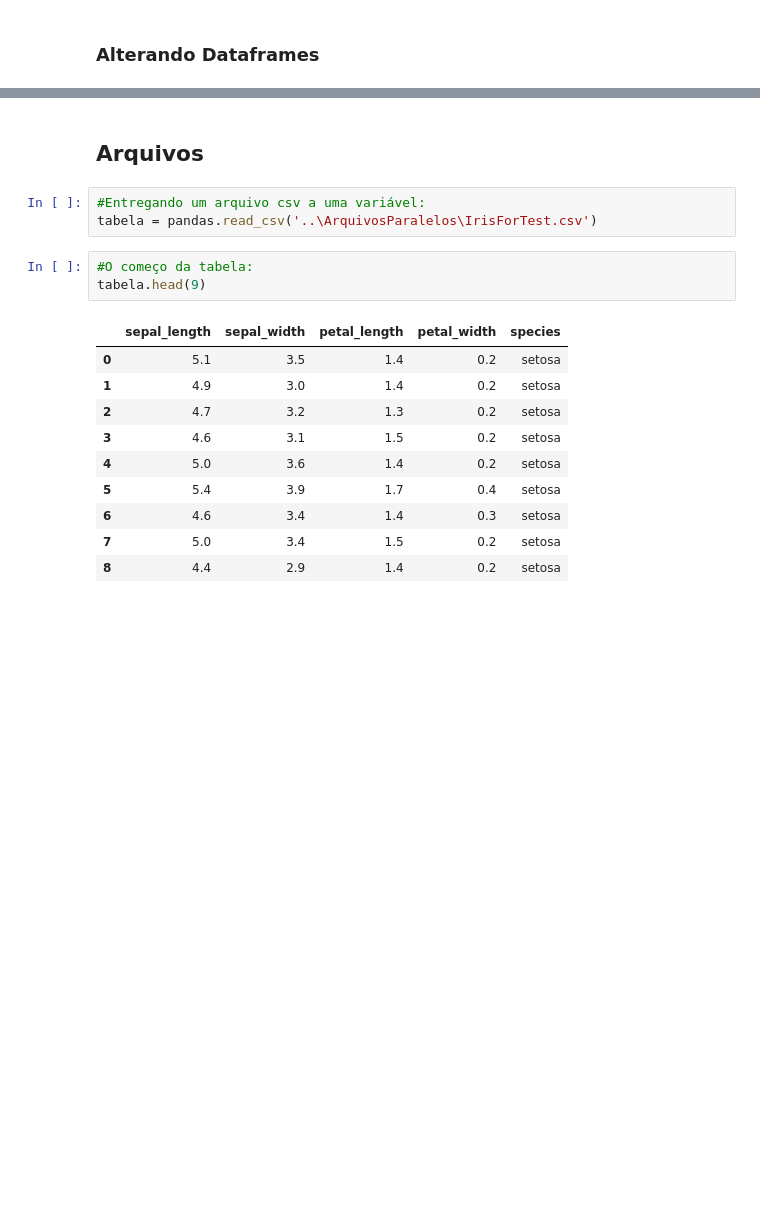
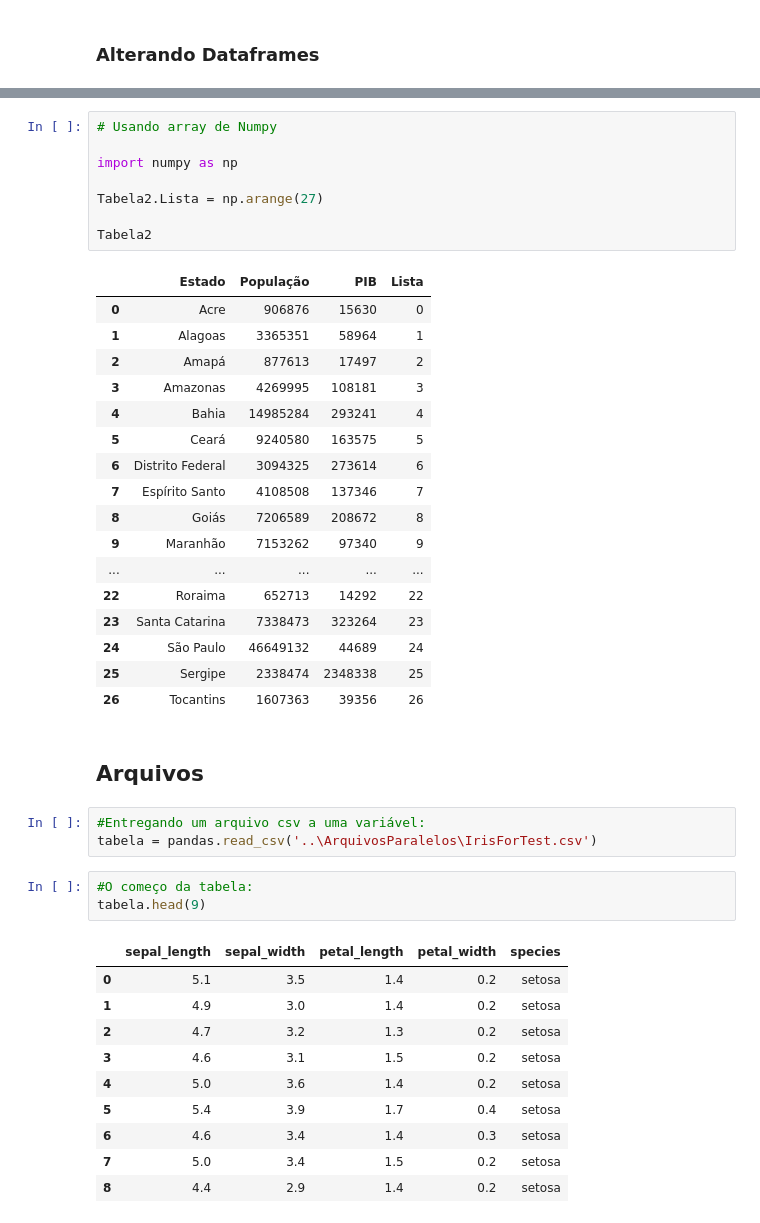
Before and after one commit to F-Neres/NotasPessoais, a Jupyter notebook: Notas/Pacotes/Pandas.ipynb, the cells around one changed output, grey strips where cells are left out. Cells and saved outputs as stored; diff of their text form; blank space fills up the shorter version.

```diff
--- a/Notas/Pacotes/Pandas.ipynb
+++ b/Notas/Pacotes/Pandas.ipynb
@@ -677,3 +715,29 @@ dtype: object
+# %%
+# Usando array de Numpy
+
+import numpy as np
+
+Tabela2.Lista = np.arange(27)
+
+Tabela2
+# %% [output]
+|  | Estado | População | PIB | Lista |
+| 0 | Acre | 906876 | 15630 | 0 |
+| 1 | Alagoas | 3365351 | 58964 | 1 |
+| 2 | Amapá | 877613 | 17497 | 2 |
+| 3 | Amazonas | 4269995 | 108181 | 3 |
+| 4 | Bahia | 14985284 | 293241 | 4 |
+| 5 | Ceará | 9240580 | 163575 | 5 |
+| 6 | Distrito Federal | 3094325 | 273614 | 6 |
+| 7 | Espírito Santo | 4108508 | 137346 | 7 |
+| 8 | Goiás | 7206589 | 208672 | 8 |
+| 9 | Maranhão | 7153262 | 97340 | 9 |
+| ... | ... | ... | ... | ... |
+| 22 | Roraima | 652713 | 14292 | 22 |
+| 23 | Santa Catarina | 7338473 | 323264 | 23 |
+| 24 | São Paulo | 46649132 | 44689 | 24 |
+| 25 | Sergipe | 2338474 | 2348338 | 25 |
+| 26 | Tocantins | 1607363 | 39356 | 26 |
 # %% [markdown]
 ## Arquivos
 # %%
```
Also changed, not shown: parts of 2 cells of this notebook.
